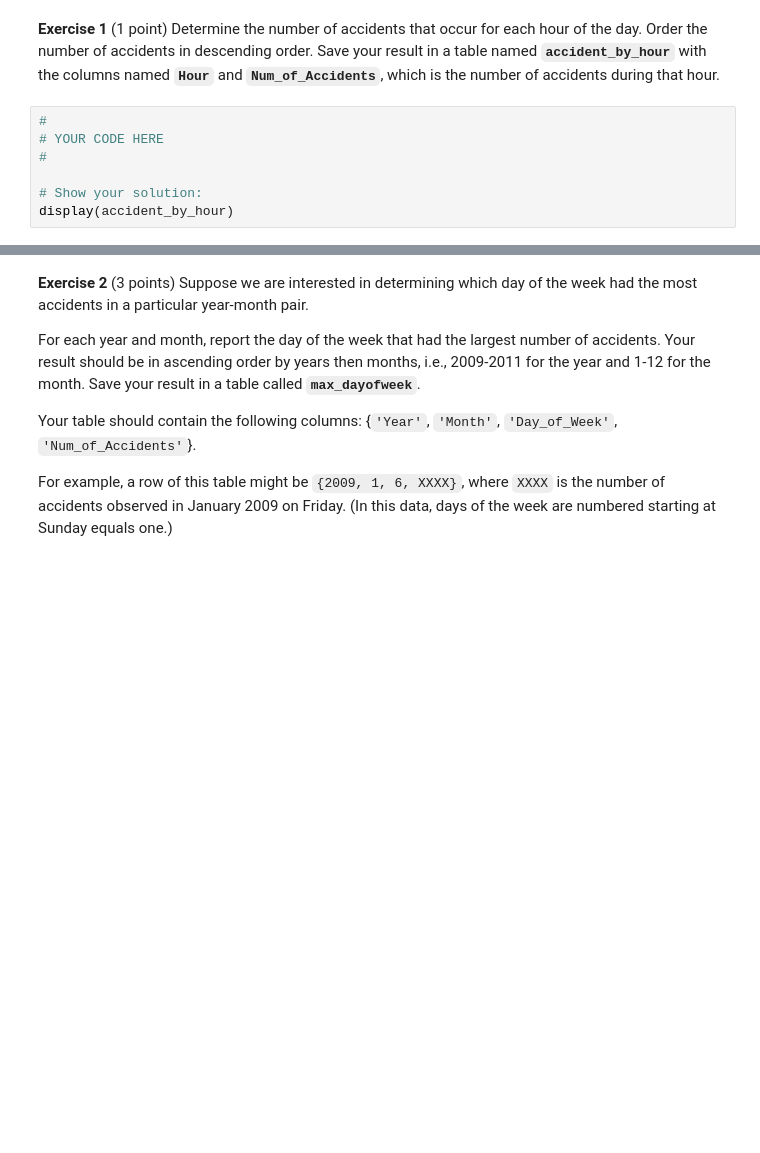
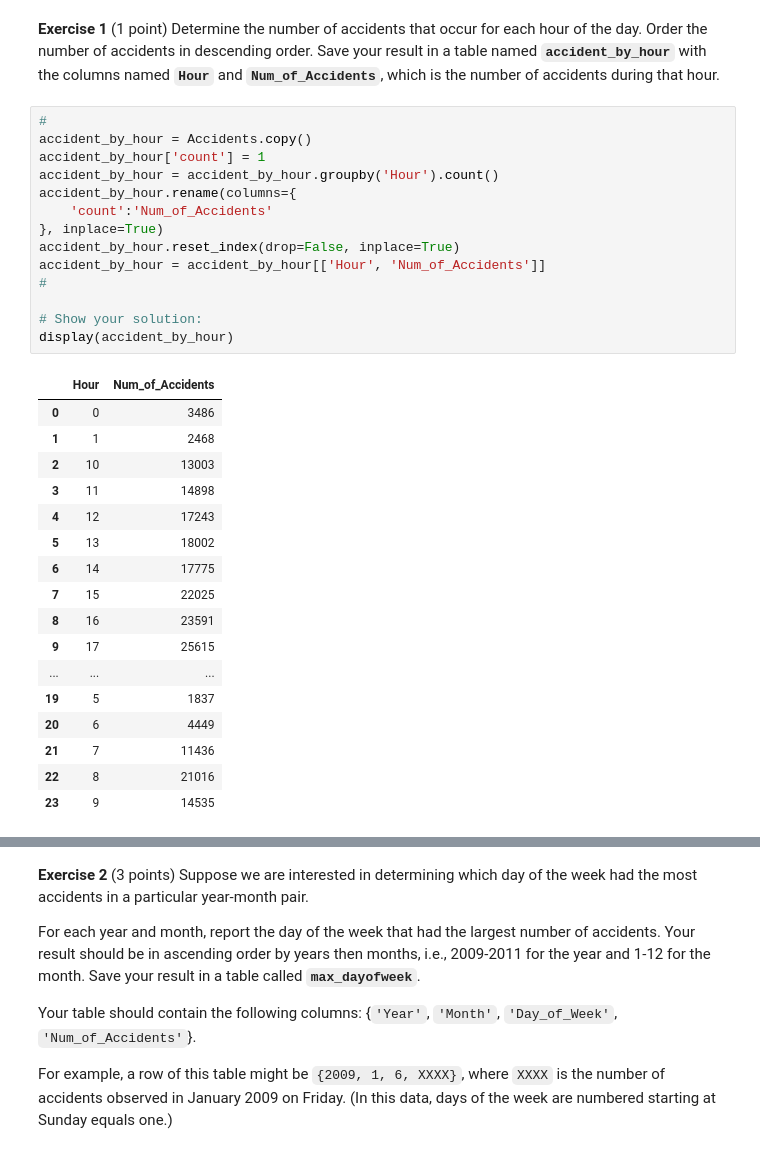
Before and after one commit to godsylla/ga_tech_omsa, a Jupyter notebook: cse_6040-computing-for-data-analysis/notebooks/midterm2-practice/pmt2-problem6.ipynb, the cells around one changed output, grey strips where cells are left out. Drawn from its saved outputs; the diff is of its cells as text; blank space fills up the shorter version.

```diff
--- a/cse_6040-computing-for-data-analysis/notebooks/midterm2-practice/pmt2-problem6.ipynb
+++ b/cse_6040-computing-for-data-analysis/notebooks/midterm2-practice/pmt2-problem6.ipynb
@@ -112,12 +160,37 @@ pd.read_sql_query('SELECT * FROM Accidents LIMIT 5', conn)
 # %% [markdown]
 **Exercise 1** (1 point) Determine the number of accidents that occur for each hour of the day.  Order the number of accidents in descending order. Save your result in a table named **`accident_by_hour`** with the columns named **`Hour`** and **`Num_of_Accidents`**, which is the number of accidents during that hour.
-# %%
-#
-# YOUR CODE HERE
-#
-
-# Show your solution:
-display(accident_by_hour)
+# %%
+#
+accident_by_hour = Accidents.copy()
+accident_by_hour['count'] = 1
+accident_by_hour = accident_by_hour.groupby('Hour').count()
+accident_by_hour.rename(columns={
+    'count':'Num_of_Accidents'
+}, inplace=True)
+accident_by_hour.reset_index(drop=False, inplace=True)
+accident_by_hour = accident_by_hour[['Hour', 'Num_of_Accidents']]
+#
+
+# Show your solution:
+display(accident_by_hour)
+# %% [output]
+|  | Hour | Num_of_Accidents |
+| 0 | 0 | 3486 |
+| 1 | 1 | 2468 |
+| 2 | 10 | 13003 |
+| 3 | 11 | 14898 |
+| 4 | 12 | 17243 |
+| 5 | 13 | 18002 |
+| 6 | 14 | 17775 |
+| 7 | 15 | 22025 |
+| 8 | 16 | 23591 |
+| 9 | 17 | 25615 |
+| ... | ... | ... |
+| 19 | 5 | 1837 |
+| 20 | 6 | 4449 |
+| 21 | 7 | 11436 |
+| 22 | 8 | 21016 |
+| 23 | 9 | 14535 |
 # %%
 ## Test Cell: exercise1 ##
 # Read what we believe is the exact result
```
Also changed, not shown: parts of 18 cells of this notebook, 4 other files.
